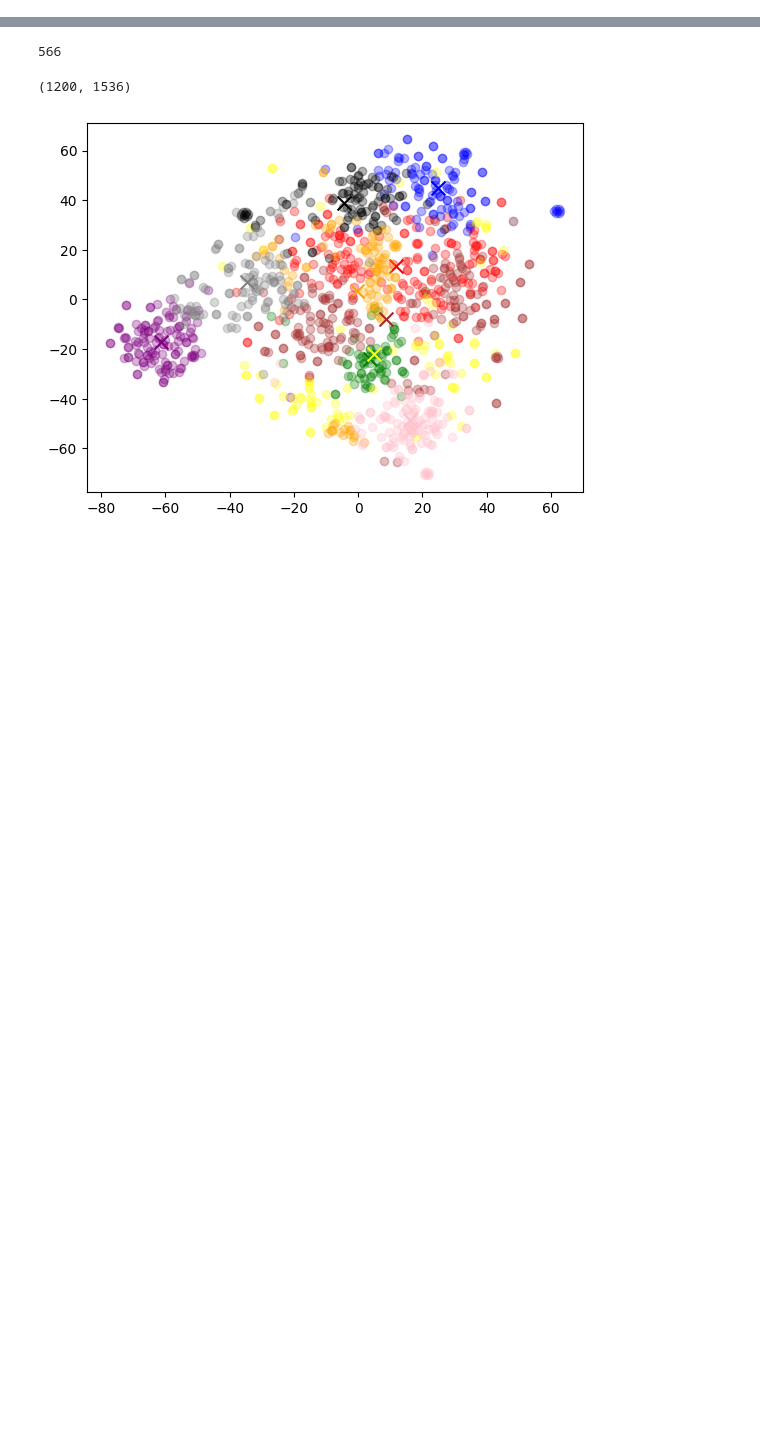
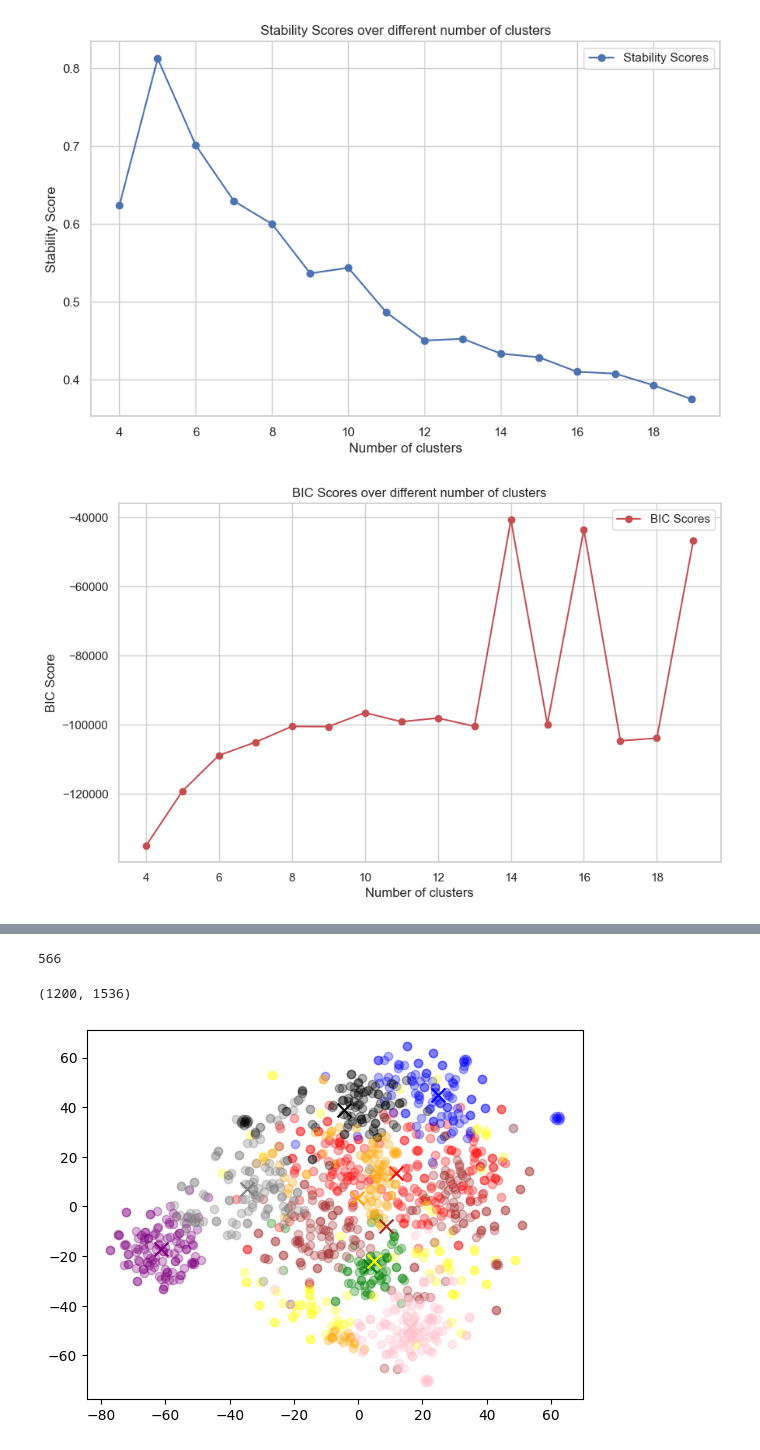
Before and after one commit to pdoubleg/junk-drawer, a Jupyter notebook: docs_example.ipynb, the cells around one changed output, grey strips where cells are left out. Drawn from its saved outputs; the diff is of its cells as text; code cells hidden in the pictures; blank space fills up the shorter version.

```diff
--- a/docs_example.ipynb
+++ b/docs_example.ipynb
@@ -439,0 +200,66 @@ kmeans_with_probs.tune_clusters(X, min_clusters=2, max_clusters=25, prob_thresho
+# %%
+# Re-import the necessary libraries
+import numpy as np
+import pandas as pd
+import matplotlib.pyplot as plt
+import seaborn as sns
+from sklearn.cluster import KMeans
+from sklearn.metrics import silhouette_score
+
+# Recreate the range of number of clusters
+n_clusters_range = range(4, 20)
+
+# Recalculate the stability, BIC scores and calculate silhouette scores
+stability_scores = []
+bic_scores = []
+silhouette_scores = []
+
+for n_clusters in n_clusters_range:
+    kmeans = KMeans(n_clusters=n_clusters, random_state=42)
+    kmeans.fit(X)
+    stability = cluster_stability(X, est=kmeans, random_state=42)
+    bic = bic_score(X, kmeans.labels_)
+    silhouette = silhouette_score(X, kmeans.labels_)
+    stability_scores.append(stability)
+    bic_scores.append(bic)
+    silhouette_scores.append(silhouette)
+
+# Create a DataFrame to store the results
+res_df = pd.DataFrame({
+    'Number of clusters': list(n_clusters_range) * 3,
+    'Score': list(stability_scores) + list(bic_scores) + list(silhouette_scores),
+    'Type': ['Stability'] * len(stability_scores) + ['BIC'] * len(bic_scores) + ['Silhouette'] * len(silhouette_scores)
+})
+
+# Set the style of seaborn to be whitegrid, this gives a nice clean modern look
+sns.set(style="whitegrid")
+
+# Plot Stability scores
+plt.figure(figsize=(10, 6))
+plt.plot(n_clusters_range, stability_scores, marker='o', linestyle='-', color='b', label='Stability Scores')
+plt.title('Stability Scores over different number of clusters')
+plt.xlabel('Number of clusters')
+plt.ylabel('Stability Score')
+plt.legend()
+plt.show()
+
+# Plot BIC scores
+plt.figure(figsize=(10, 6))
+plt.plot(n_clusters_range, bic_scores, marker='o', linestyle='-', color='r', label='BIC Scores')
+plt.title('BIC Scores over different number of clusters')
+plt.xlabel('Number of clusters')
+plt.ylabel('BIC Score')
+plt.legend()
+plt.show()
+
+# Plot Silhouette scores
+plt.figure(figsize=(10, 6))
+plt.plot(n_clusters_range, silhouette_scores, marker='o', linestyle='-', color='g', label='Silhouette Scores')
+plt.title('Silhouette Scores over different number of clusters')
+plt.xlabel('Number of clusters')
+plt.ylabel('Silhouette Score')
+plt.legend()
+plt.show()
+# %% [output]
+[figure, added]
+[figure, added]
```
Also changed, not shown: parts of 33 cells of this notebook, 2 other files.
